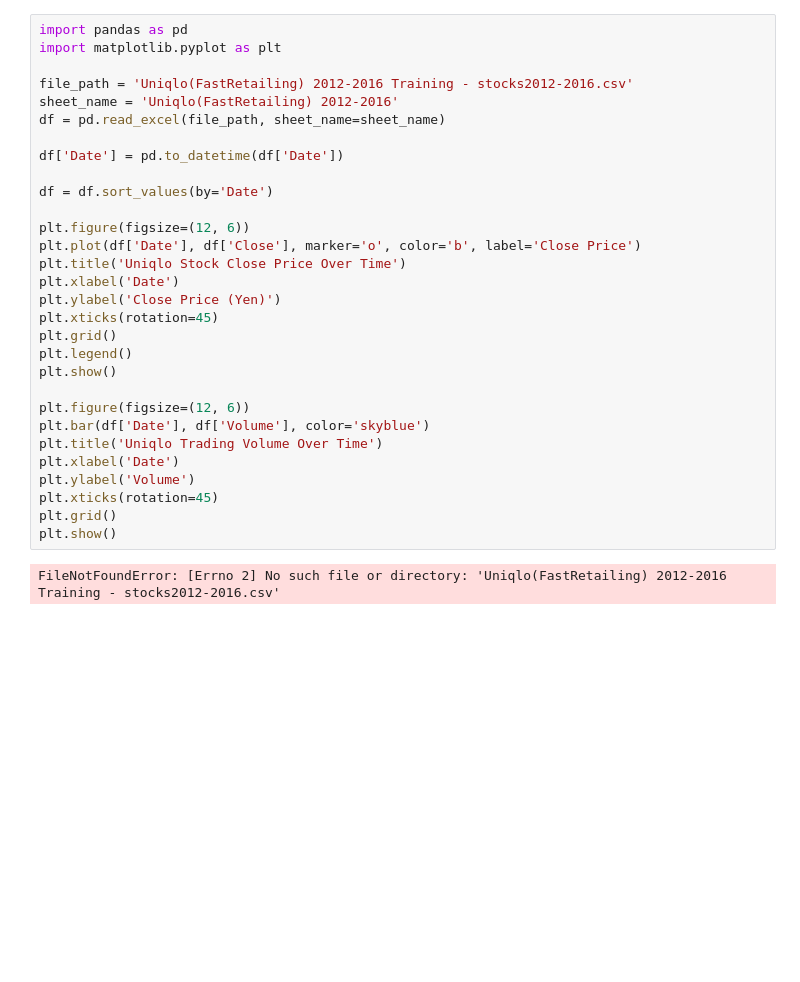
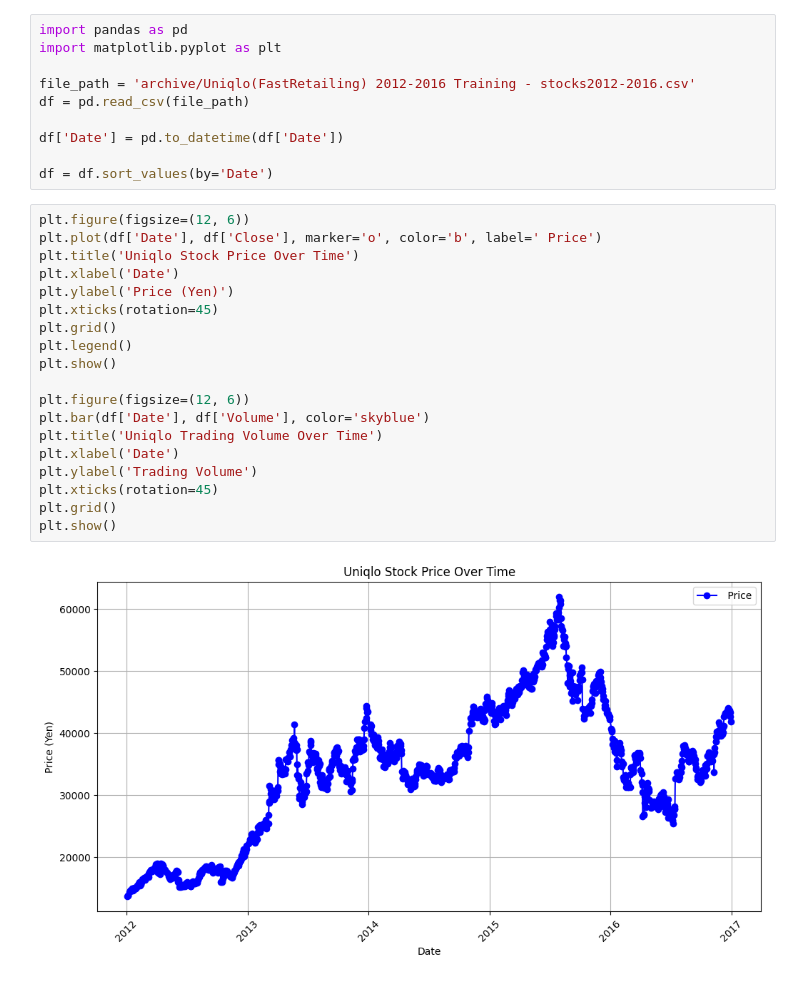
Before and after one commit to ashnarazdan123/AAI-595-Final-Project, a Jupyter notebook: final.ipynb, the cells around one changed output. Drawn from its saved outputs; the diff is of its cells as text; blank space fills up the shorter version.

Commit message:
fixed file error

```diff
--- a/final.ipynb
+++ b/final.ipynb
@@ -1,32 +1,31 @@
+# %%
+import pandas as pd
+import matplotlib.pyplot as plt
+
+file_path = 'archive/Uniqlo(FastRetailing) 2012-2016 Training - stocks2012-2016.csv'
+df = pd.read_csv(file_path)
+
+df['Date'] = pd.to_datetime(df['Date'])
+
+df = df.sort_values(by='Date')
 # %%
-import pandas as pd
-import matplotlib.pyplot as plt
-
-file_path = 'Uniqlo(FastRetailing) 2012-2016 Training - stocks2012-2016.csv'
-sheet_name = 'Uniqlo(FastRetailing) 2012-2016'
-df = pd.read_excel(file_path, sheet_name=sheet_name)
-
-df['Date'] = pd.to_datetime(df['Date'])
-
-df = df.sort_values(by='Date')
-
 plt.figure(figsize=(12, 6))
-plt.plot(df['Date'], df['Close'], marker='o', color='b', label='Close Price')
-plt.title('Uniqlo Stock Close Price Over Time')
+plt.plot(df['Date'], df['Close'], marker='o', color='b', label=' Price')
+plt.title('Uniqlo Stock Price Over Time')
 plt.xlabel('Date')
-plt.ylabel('Close Price (Yen)')
+plt.ylabel('Price (Yen)')
 plt.xticks(rotation=45)
 plt.grid()
 plt.legend()
 plt.show()
 
 plt.figure(figsize=(12, 6))
 plt.bar(df['Date'], df['Volume'], color='skyblue')
 plt.title('Uniqlo Trading Volume Over Time')
 plt.xlabel('Date')
-plt.ylabel('Volume')
+plt.ylabel('Trading Volume')
 plt.xticks(rotation=45)
 plt.grid()
 plt.show()
 # %% [output]
-FileNotFoundError: [Errno 2] No such file or directory: 'Uniqlo(FastRetailing) 2012-2016 Training - stocks2012-2016.csv'
+[figure, added]
```
Also changed, not shown: parts of 1 cell of this notebook.
